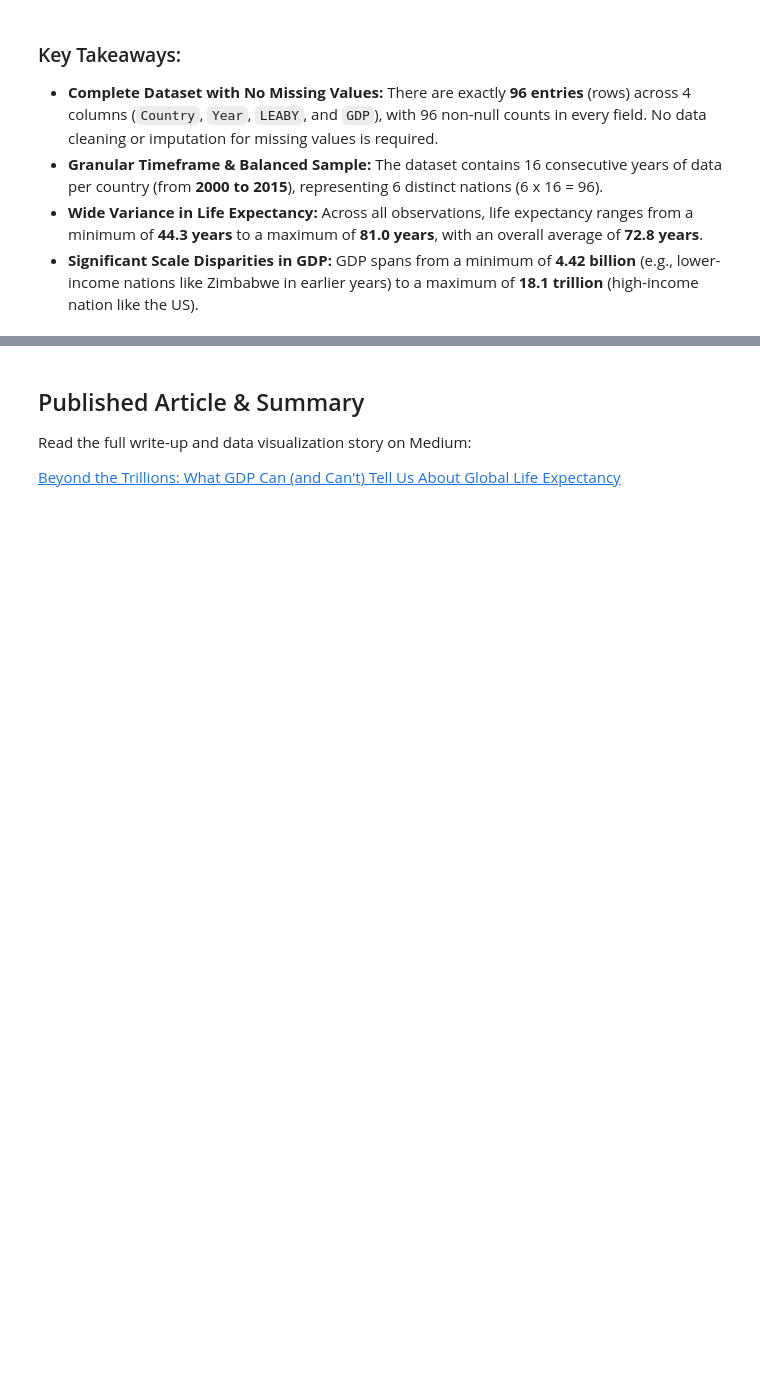
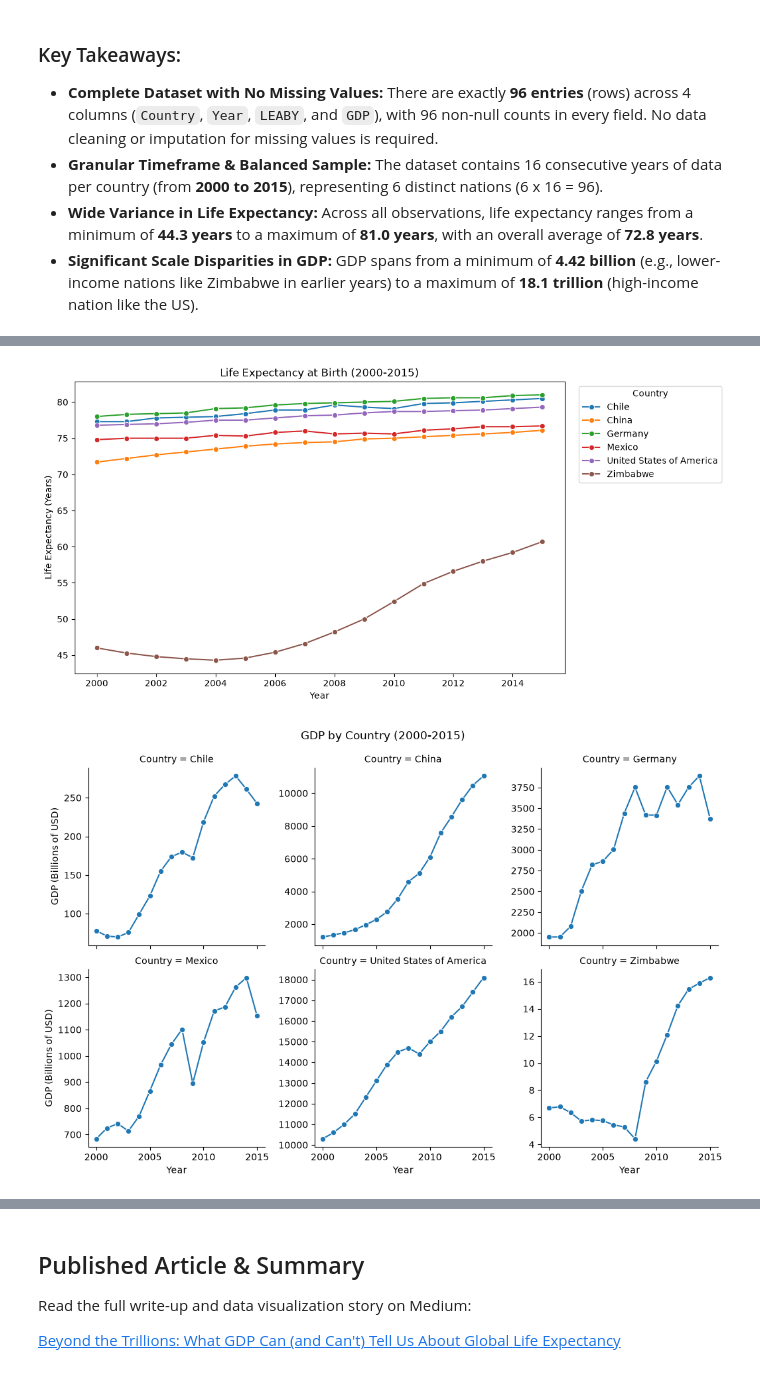
Before and after one commit to longm7718-cpu/life-expectancy-gdp-project, a Jupyter notebook: life_expectancy_gdp.ipynb, the cells around one changed output, grey strips where cells are left out. Drawn from its saved outputs; the diff is of its cells as text; code cells hidden in the pictures; blank space fills up the shorter version.

```diff
--- a/life_expectancy_gdp.ipynb
+++ b/life_expectancy_gdp.ipynb
@@ -121,0 +123,26 @@ Faceting by country avoids visual distortion caused by large differences in GDP
+# %%
+# Life expectancy uses a shared scale, so all six countries can share one chart.
+plt.figure(figsize=(10, 6))
+sns.lineplot(data=df, x="Year", y="LEABY", hue="Country", marker="o")
+plt.title("Life Expectancy at Birth (2000-2015)")
+plt.ylabel("Life Expectancy (Years)")
+plt.xlabel("Year")
+plt.legend(title="Country", bbox_to_anchor=(1.02, 1), loc="upper left")
+plt.savefig("life_expectancy_over_time.png", bbox_inches="tight")
+plt.show()
+
+# National GDP spans several orders of magnitude. Separate panels keep each trend visible.
+# Values are plotted in billions of USD.
+gdp_by_year = df.copy()
+gdp_by_year["GDP_billions"] = gdp_by_year["GDP"] / 1e9
+
+g = sns.FacetGrid(gdp_by_year, col="Country", col_wrap=3, sharex=True, sharey=False, height=3.5)
+g.map(sns.lineplot, "Year", "GDP_billions", marker="o")
+g.set_axis_labels("Year", "GDP (Billions of USD)")
+g.fig.subplots_adjust(top=0.9)
+g.fig.suptitle("GDP by Country (2000-2015)")
+plt.savefig("gdp_over_time.png", bbox_inches="tight")
+plt.show()
+# %% [output]
+[figure, added]
+[figure, added]
```
Also changed, not shown: parts of 16 cells of this notebook, 3 other files.
